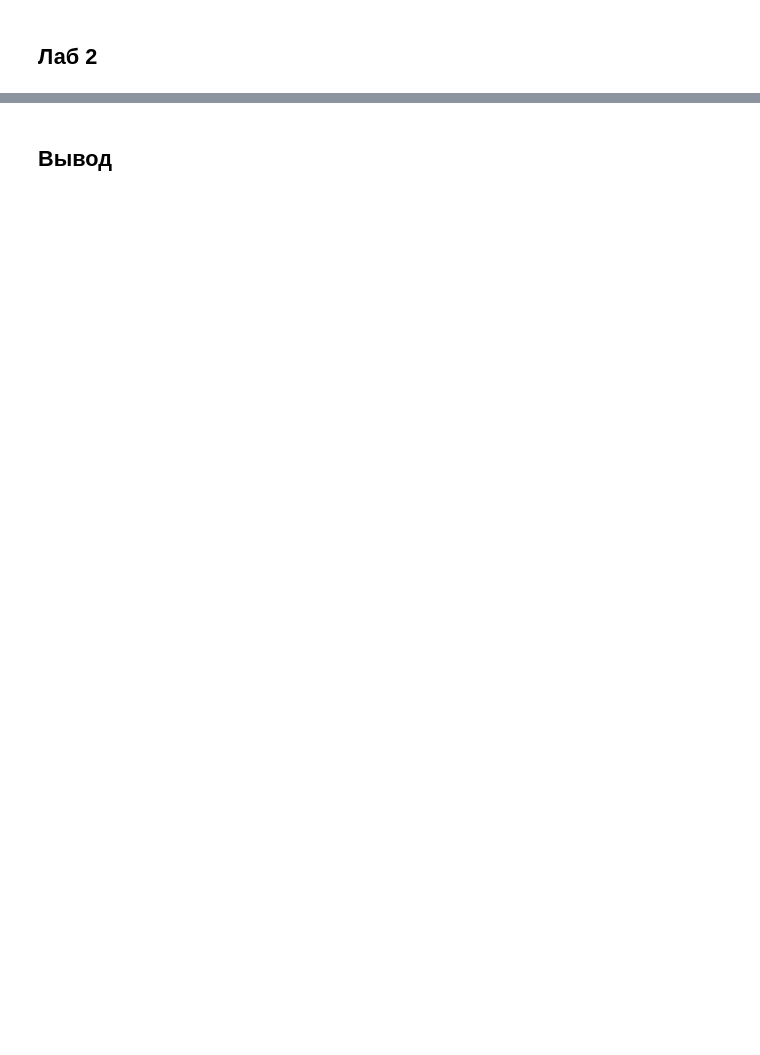
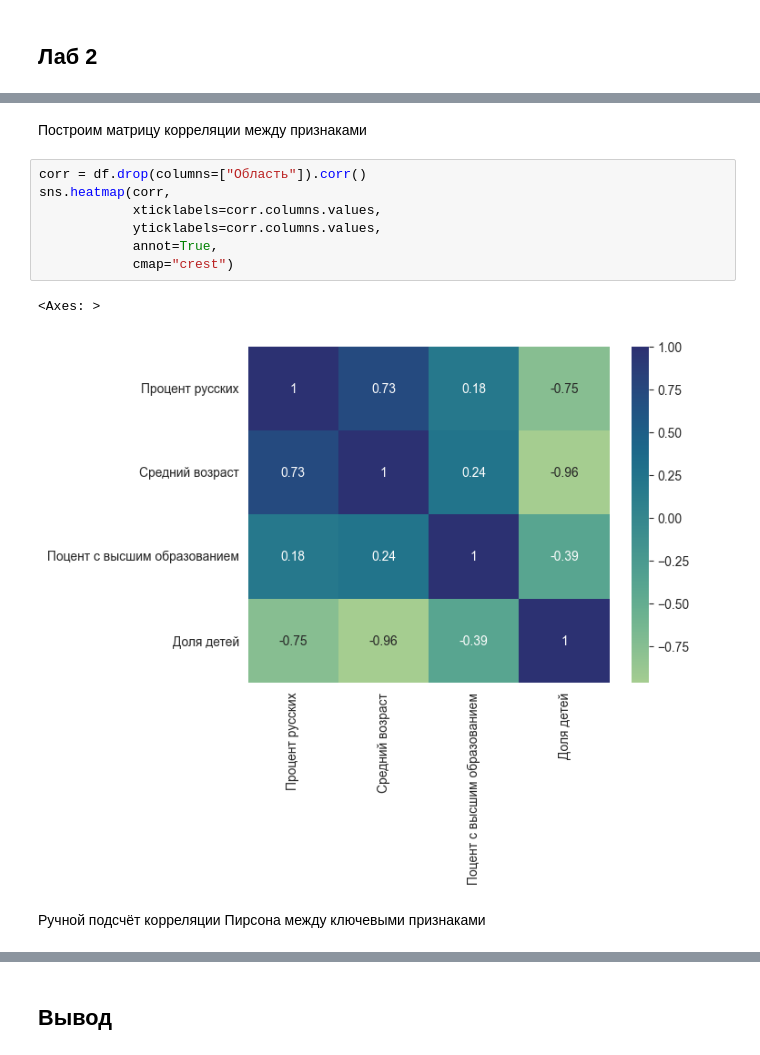
Before and after one commit to Aleshka5/Theory-of-Probability, a Jupyter notebook: research.ipynb, the cells around one changed output, grey strips where cells are left out. Cells and saved outputs as stored; diff of their text form; blank space fills up the shorter version.

```diff
--- a/research.ipynb
+++ b/research.ipynb
@@ -181,0 +65,14 @@ plt.show()
+# %% [markdown]
+Построим матрицу корреляции между признаками
+# %%
+corr = df.drop(columns=["Область"]).corr()
+sns.heatmap(corr,
+            xticklabels=corr.columns.values,
+            yticklabels=corr.columns.values,
+            annot=True,
+            cmap="crest")
+# %% [output]
+<Axes: >
+[figure, added]
+# %% [markdown]
+Ручной подсчёт корреляции Пирсона между ключевыми признаками
```
Also changed, not shown: parts of 42 cells of this notebook, 11 other files.
